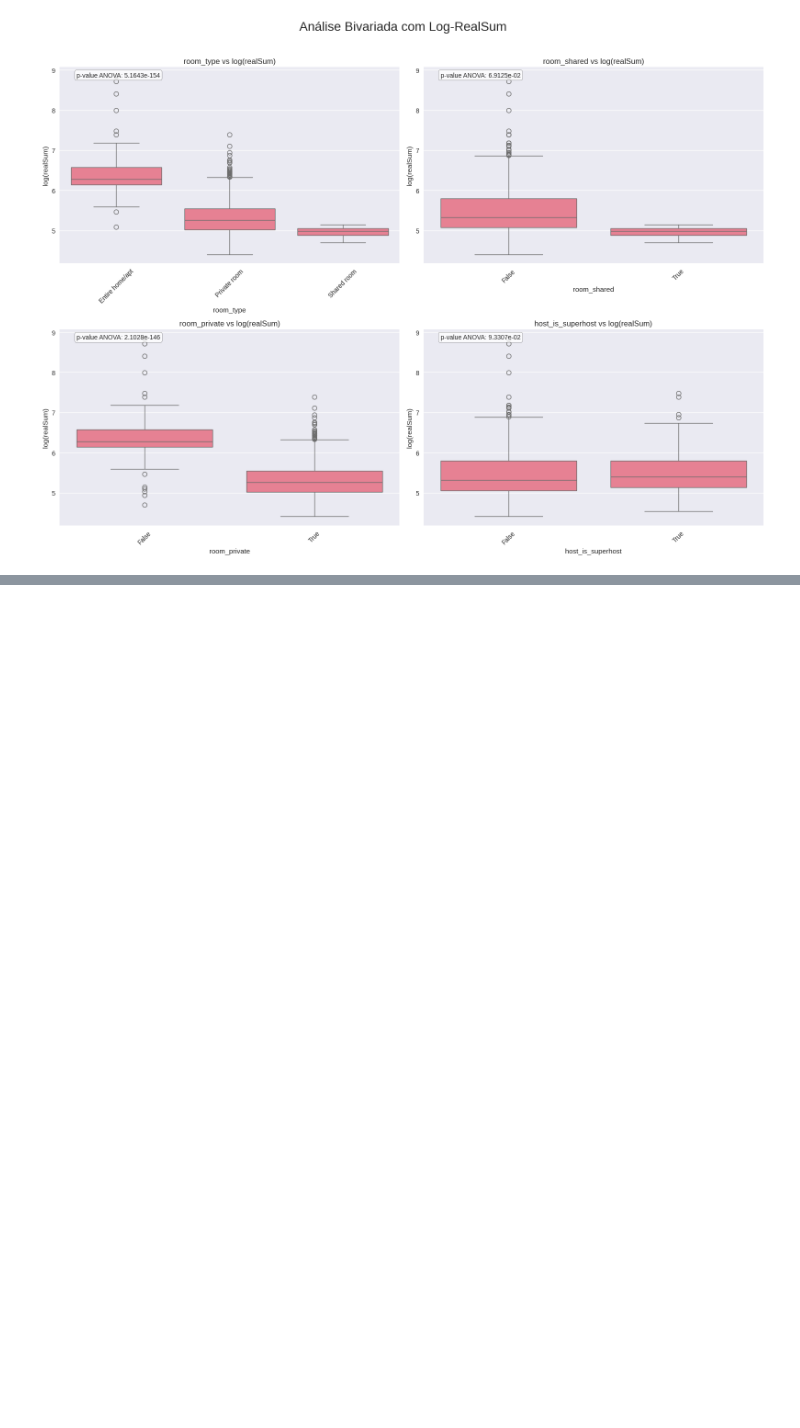
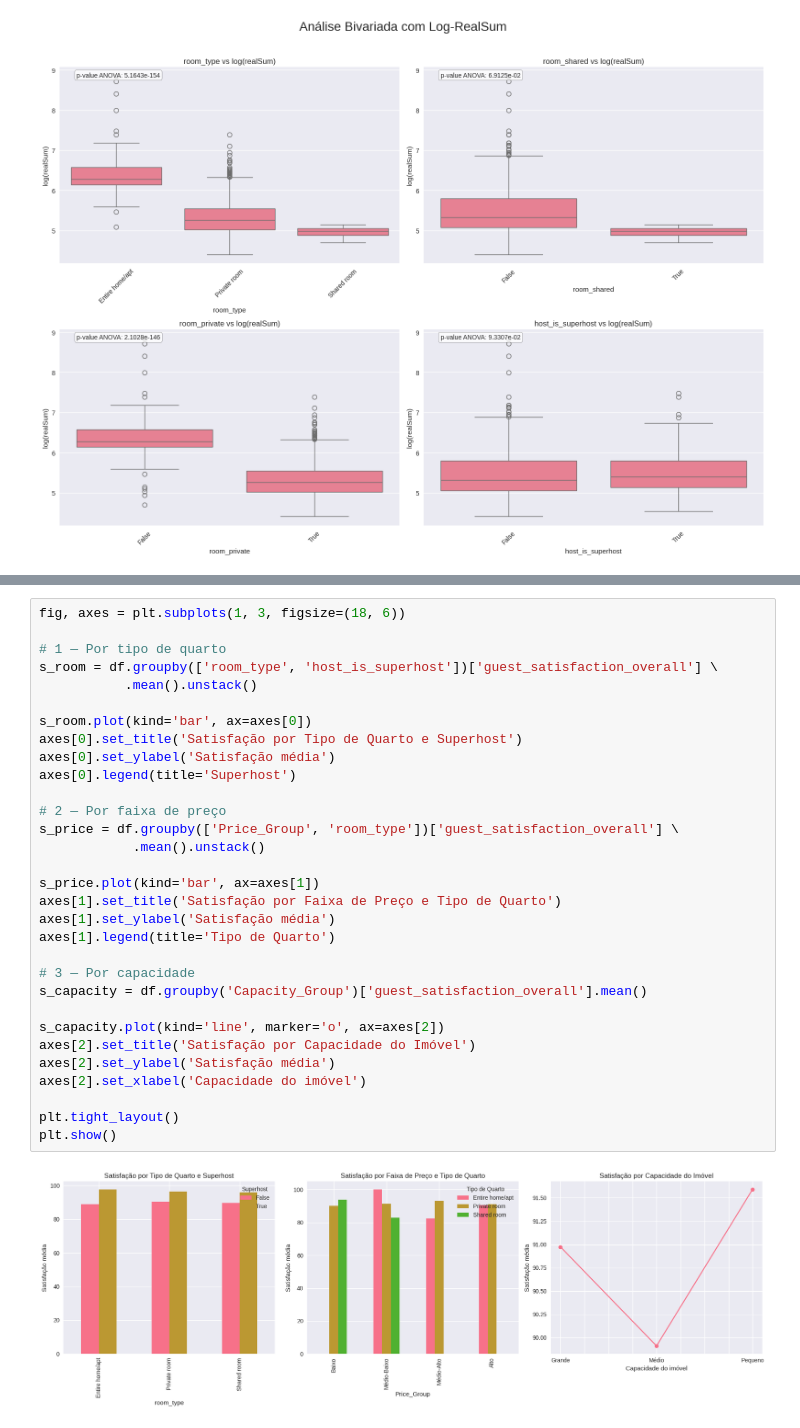
Before and after one commit to lumariosf/airbnb-price-prediction, a Jupyter notebook: notebooks/barcelona/01_EDA_weekends..ipynb, the cells around one changed output, grey strips where cells are left out. Saved outputs shown, nothing was run; the diff lists cells and outputs as text; blank space fills up the shorter version.

```diff
--- a/notebooks/barcelona/01_EDA_weekends..ipynb
+++ b/notebooks/barcelona/01_EDA_weekends..ipynb
@@ -571,0 +639,33 @@ Variáveis válidas: ['room_type', 'room_shared', 'room_private', 'host_is_super
+# %%
+fig, axes = plt.subplots(1, 3, figsize=(18, 6))
+
+# 1 — Por tipo de quarto
+s_room = df.groupby(['room_type', 'host_is_superhost'])['guest_satisfaction_overall'] \
+           .mean().unstack()
+
+s_room.plot(kind='bar', ax=axes[0])
+axes[0].set_title('Satisfação por Tipo de Quarto e Superhost')
+axes[0].set_ylabel('Satisfação média')
+axes[0].legend(title='Superhost')
+
+# 2 — Por faixa de preço
+s_price = df.groupby(['Price_Group', 'room_type'])['guest_satisfaction_overall'] \
+            .mean().unstack()
+
+s_price.plot(kind='bar', ax=axes[1])
+axes[1].set_title('Satisfação por Faixa de Preço e Tipo de Quarto')
+axes[1].set_ylabel('Satisfação média')
+axes[1].legend(title='Tipo de Quarto')
+
+# 3 — Por capacidade
+s_capacity = df.groupby('Capacity_Group')['guest_satisfaction_overall'].mean()
+
+s_capacity.plot(kind='line', marker='o', ax=axes[2])
+axes[2].set_title('Satisfação por Capacidade do Imóvel')
+axes[2].set_ylabel('Satisfação média')
+axes[2].set_xlabel('Capacidade do imóvel')
+
+plt.tight_layout()
+plt.show()
+# %% [output]
+[figure, added]
```
Also changed, not shown: parts of 6 cells of this notebook, 4 other files.
